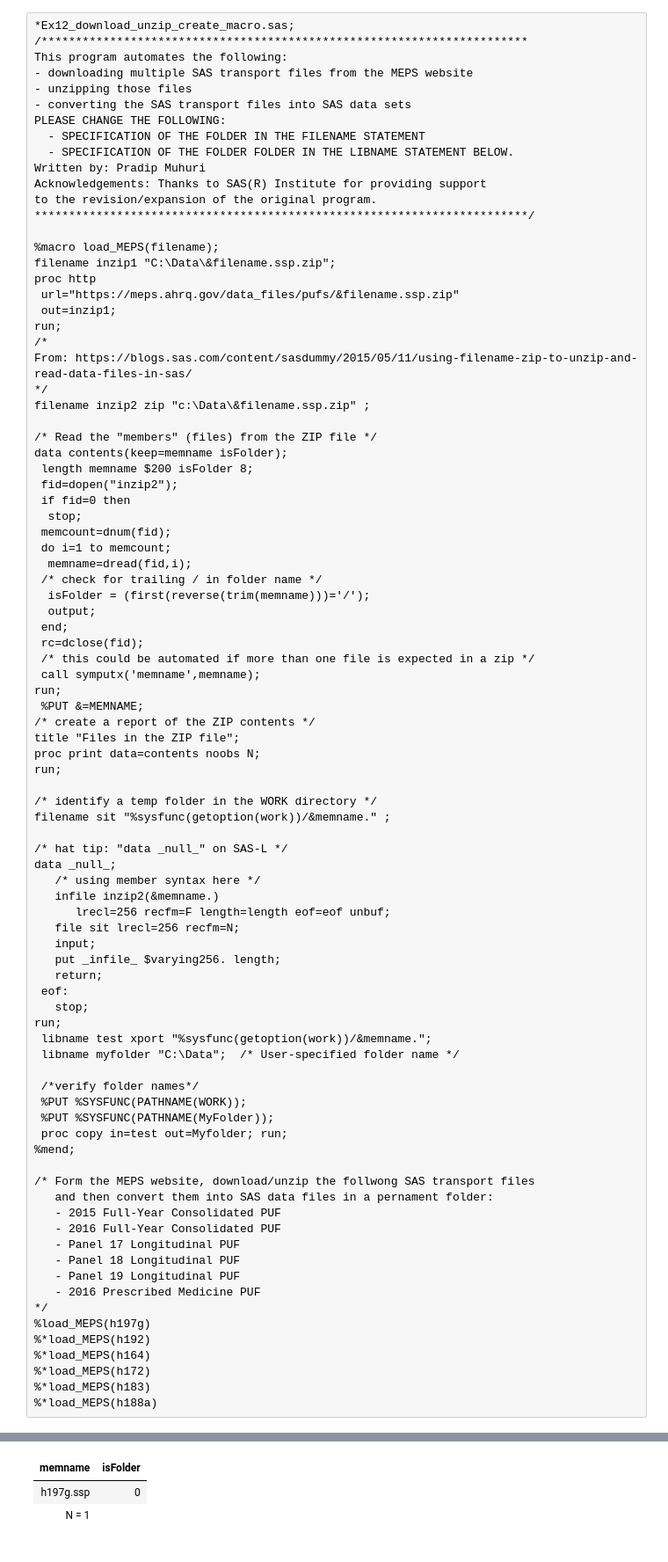
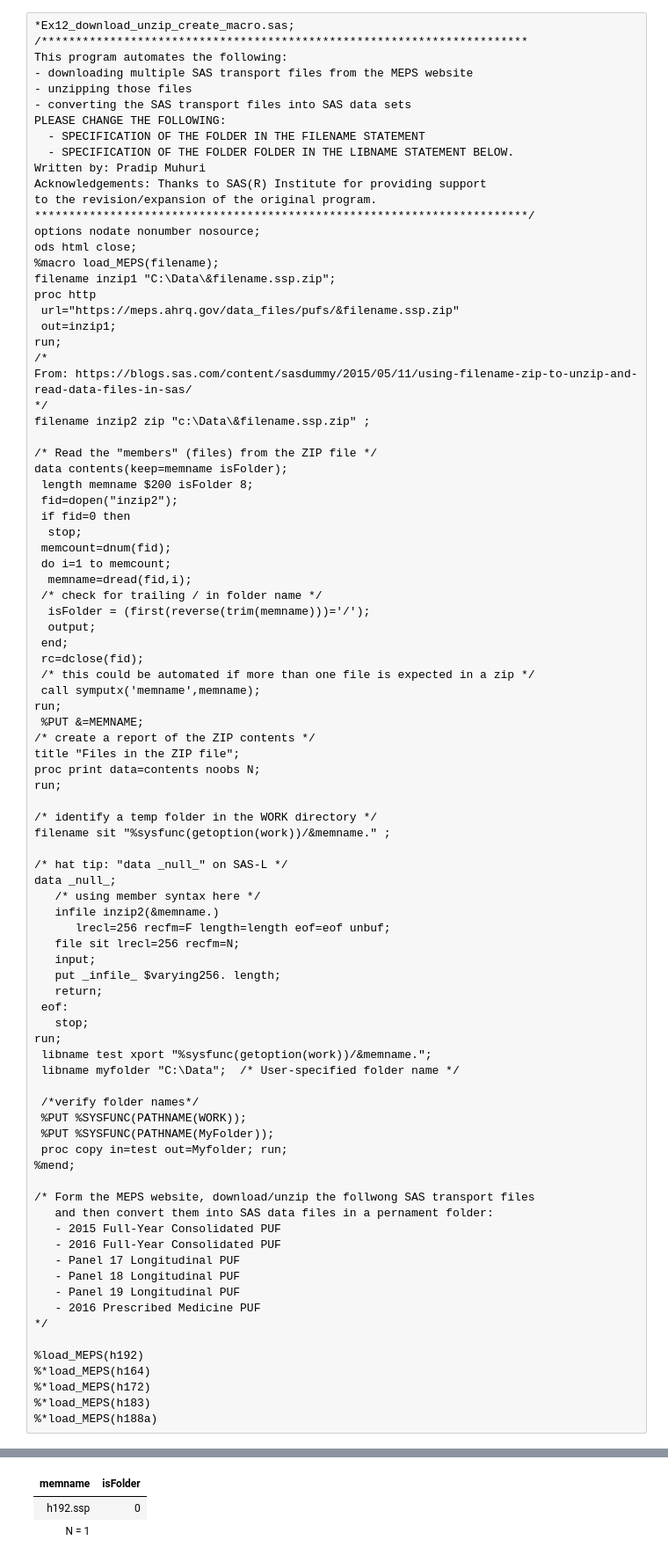
Before and after one commit to ProcJimi/curriculum, a Jupyter notebook: Week5/Week5_Part1.ipynb, the cells around one changed output, grey strips where cells are left out. Shown at 88% size. Cells and saved outputs as stored; diff of their text form.

```diff
--- a/Week5/Week5_Part1.ipynb
+++ b/Week5/Week5_Part1.ipynb
@@ -415,7 +453,8 @@ Written by: Pradip Muhuri
 Acknowledgements: Thanks to SAS(R) Institute for providing support
 to the revision/expansion of the original program.
 ************************************************************************/
-
+options nodate nonumber nosource;
+ods html close;
 %macro load_MEPS(filename);
 filename inzip1 "C:\Data\&filename.ssp.zip";
 proc http
@@ -463,34 +502,34 @@ data _null_;
    put _infile_ $varying256. length;
    return;
  eof:
    stop;
 run;
  libname test xport "%sysfunc(getoption(work))/&memname.";
  libname myfolder "C:\Data";  /* User-specified folder name */
 
  /*verify folder names*/
  %PUT %SYSFUNC(PATHNAME(WORK));
  %PUT %SYSFUNC(PATHNAME(MyFolder));
  proc copy in=test out=Myfolder; run;
 %mend;
 
 /* Form the MEPS website, download/unzip the follwong SAS transport files
    and then convert them into SAS data files in a pernament folder:
    - 2015 Full-Year Consolidated PUF
    - 2016 Full-Year Consolidated PUF
    - Panel 17 Longitudinal PUF
    - Panel 18 Longitudinal PUF
    - Panel 19 Longitudinal PUF
    - 2016 Prescribed Medicine PUF
 */
-%load_MEPS(h197g)
-%*load_MEPS(h192)
+
+%load_MEPS(h192)
 %*load_MEPS(h164)
 %*load_MEPS(h172)
 %*load_MEPS(h183)
 %*load_MEPS(h188a)
 # %% [output]
 Files in the ZIP file
 | memname | isFolder |
-| h197g.ssp | 0 |
+| h192.ssp | 0 |
 | N = 1 |  |
```
Also changed, not shown: parts of 3 cells of this notebook, 1 other file.
